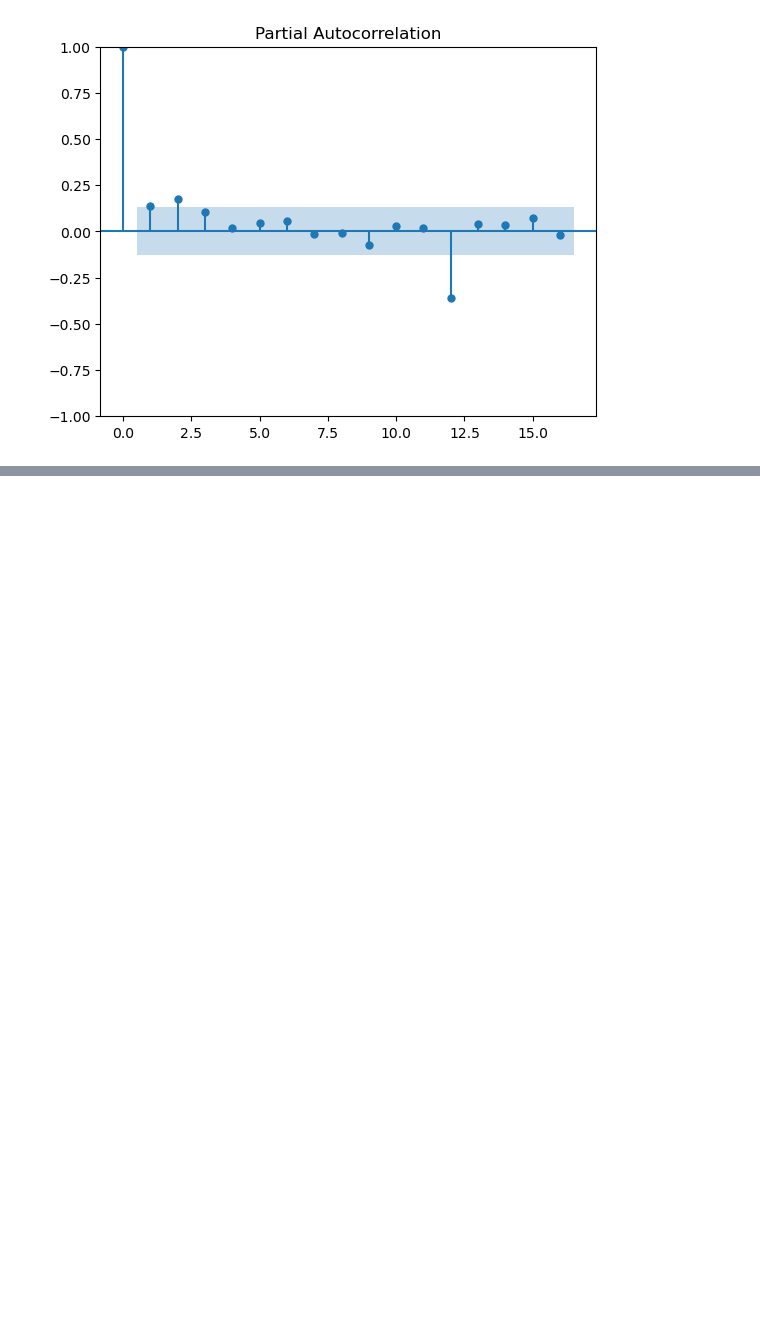
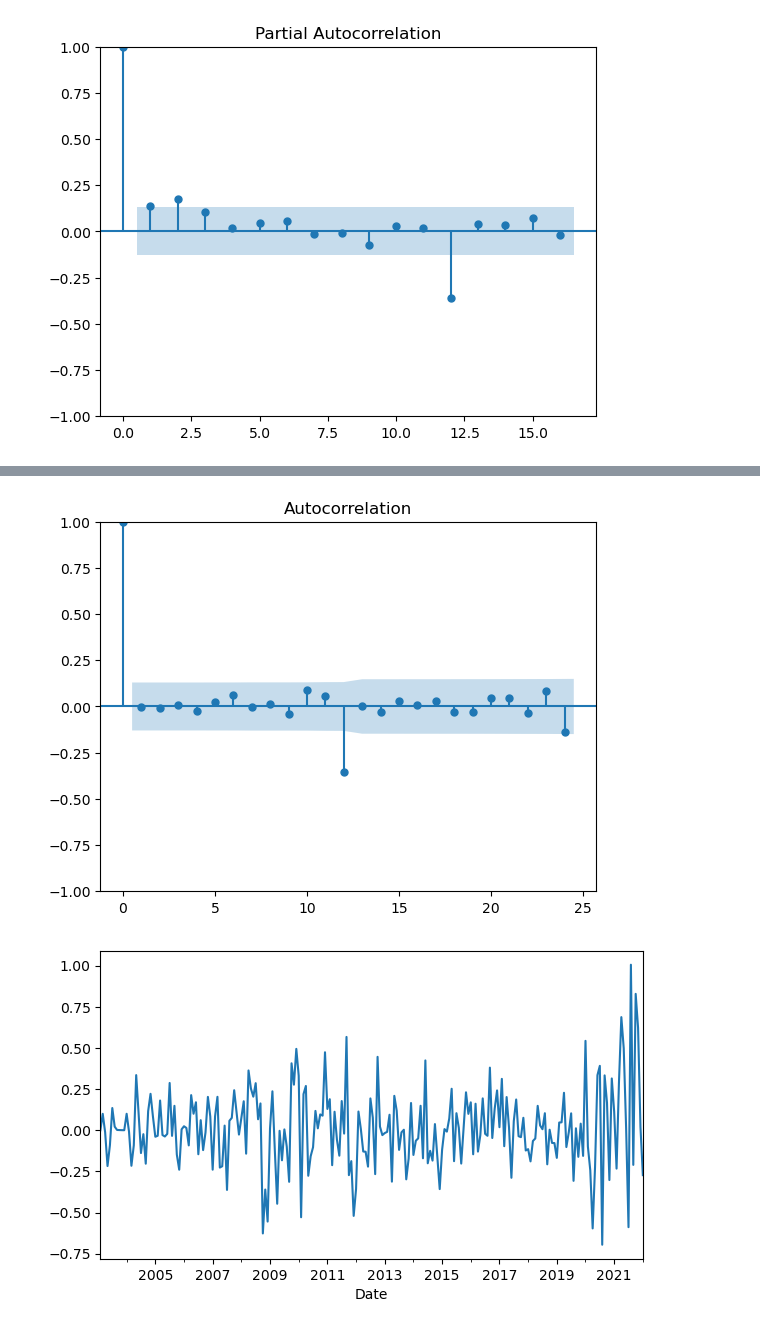
Before and after one commit to ja-newman/cpih_time_series_analysis, a Jupyter notebook: cpih_analysis.ipynb, the cells around one changed output, grey strips where cells are left out. Cells and saved outputs as stored; diff of their text form; code cells hidden in the pictures; blank space fills up the shorter version.

Commit message:
working with residuals

```diff
--- a/cpih_analysis.ipynb
+++ b/cpih_analysis.ipynb
@@ -180,0 +126,4 @@ Warnings:
+# %%
+model = sm.tsa.ARIMA(cpih_diff1_SA["CPIH_diff1_SA"], order=(2,0,1), trend="n")
+results = model.fit()
+print(results.summary())
@@ -180,0 +148,8 @@ Warnings:
+# %%
+residuals = results.resid
+
+residuals.plot(figsize=(7, 4))
+plot_acf(residuals)
+# %% [output]
+[figure, added]
+[figure, added]
```
Also changed, not shown: parts of 3 cells of this notebook.
